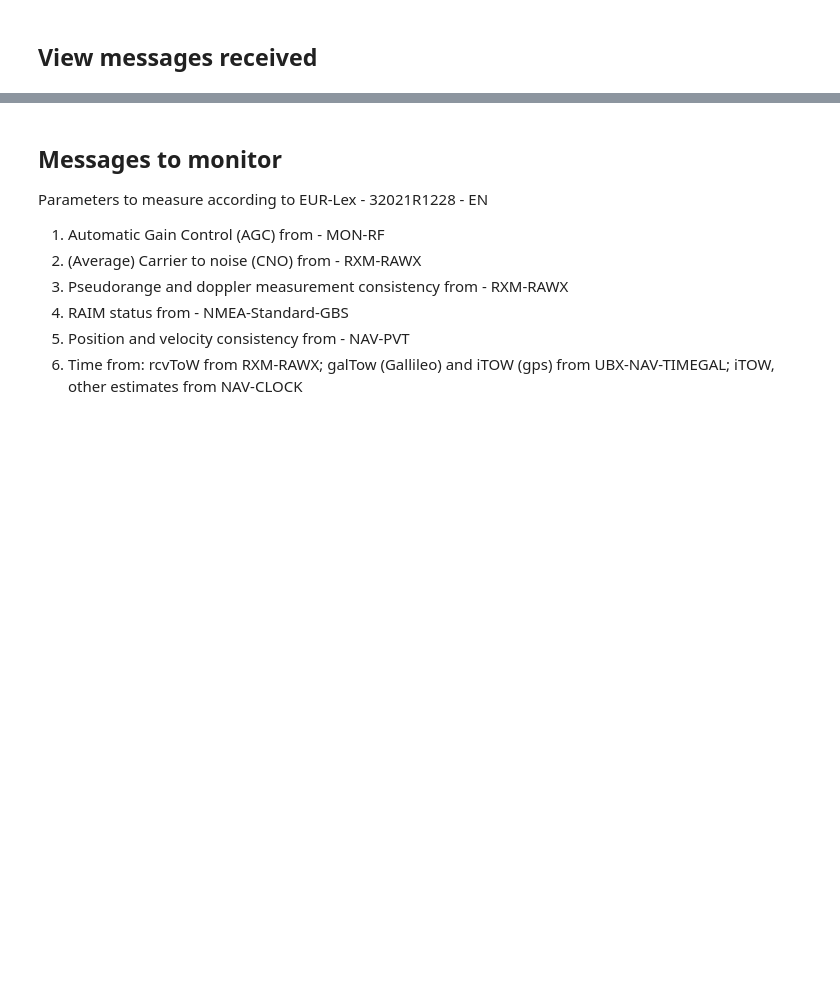
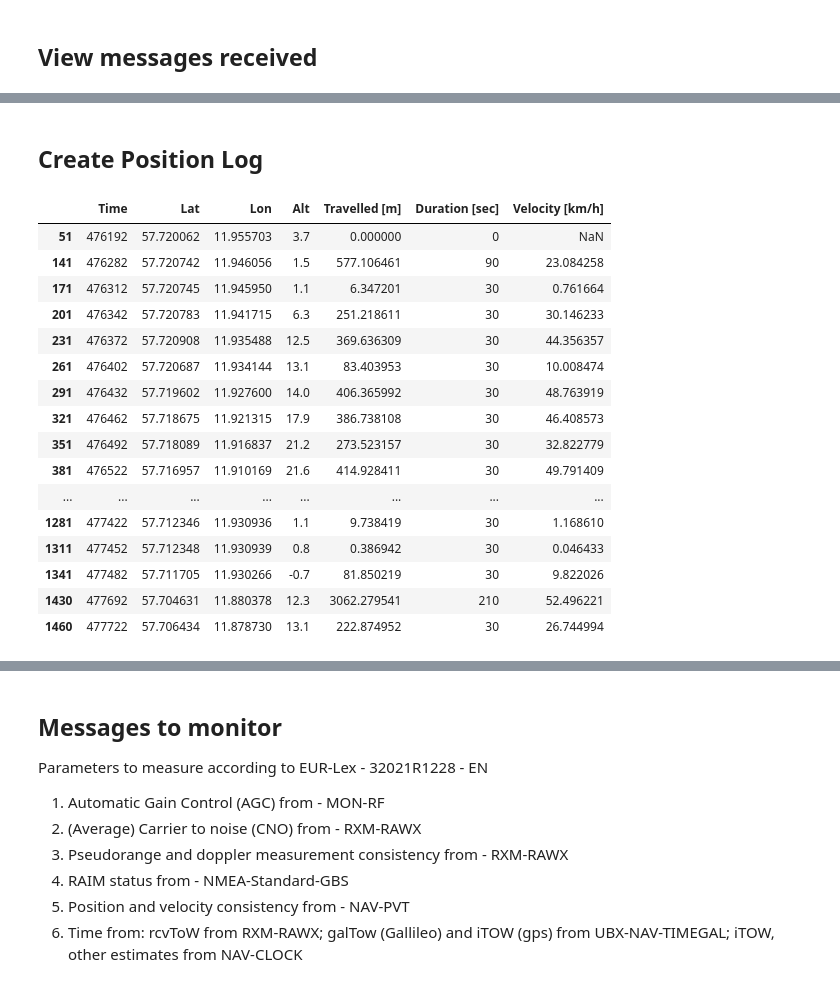
Before and after one commit to AxelBjork/OSNMA_ublox, a Jupyter notebook: notebook_real_time_U_blox_mk4.ipynb, the cells around one changed output, grey strips where cells are left out. Saved outputs shown, nothing was run; the diff lists cells and outputs as text; code cells hidden in the pictures; blank space fills up the shorter version.

```diff
--- a/notebook_real_time_U_blox_mk4.ipynb
+++ b/notebook_real_time_U_blox_mk4.ipynb
@@ -235,3 +246,28 @@ msg_types_found
 for i in range(len(msg_collection)):
   print(i,msg_types[i],len(msg_collection[i]))
 msg_types_found
+# %% [markdown]
+## Create Position Log
+# %%
+pos_df = signal_process.get_pos_log(msg_collection)
+auth_pos_df= signal_process.auth_positions (pos_df,osnma_instance)
+#auth_pos_df = auth_pos_df.set_index('Time')
+auth_pos_df
+# %% [output]
+|  | Time | Lat | Lon | Alt | Travelled [m] | Duration [sec] | Velocity [km/h] |
+| 51 | 476192 | 57.720062 | 11.955703 | 3.7 | 0.000000 | 0 | NaN |
+| 141 | 476282 | 57.720742 | 11.946056 | 1.5 | 577.106461 | 90 | 23.084258 |
+| 171 | 476312 | 57.720745 | 11.945950 | 1.1 | 6.347201 | 30 | 0.761664 |
+| 201 | 476342 | 57.720783 | 11.941715 | 6.3 | 251.218611 | 30 | 30.146233 |
+| 231 | 476372 | 57.720908 | 11.935488 | 12.5 | 369.636309 | 30 | 44.356357 |
+| 261 | 476402 | 57.720687 | 11.934144 | 13.1 | 83.403953 | 30 | 10.008474 |
+| 291 | 476432 | 57.719602 | 11.927600 | 14.0 | 406.365992 | 30 | 48.763919 |
+| 321 | 476462 | 57.718675 | 11.921315 | 17.9 | 386.738108 | 30 | 46.408573 |
+| 351 | 476492 | 57.718089 | 11.916837 | 21.2 | 273.523157 | 30 | 32.822779 |
+| 381 | 476522 | 57.716957 | 11.910169 | 21.6 | 414.928411 | 30 | 49.791409 |
+| ... | ... | ... | ... | ... | ... | ... | ... |
+| 1281 | 477422 | 57.712346 | 11.930936 | 1.1 | 9.738419 | 30 | 1.168610 |
+| 1311 | 477452 | 57.712348 | 11.930939 | 0.8 | 0.386942 | 30 | 0.046433 |
+| 1341 | 477482 | 57.711705 | 11.930266 | -0.7 | 81.850219 | 30 | 9.822026 |
+| 1430 | 477692 | 57.704631 | 11.880378 | 12.3 | 3062.279541 | 210 | 52.496221 |
+| 1460 | 477722 | 57.706434 | 11.878730 | 13.1 | 222.874952 | 30 | 26.744994 |
```
Also changed, not shown: parts of 14 cells of this notebook, 1 other file.
